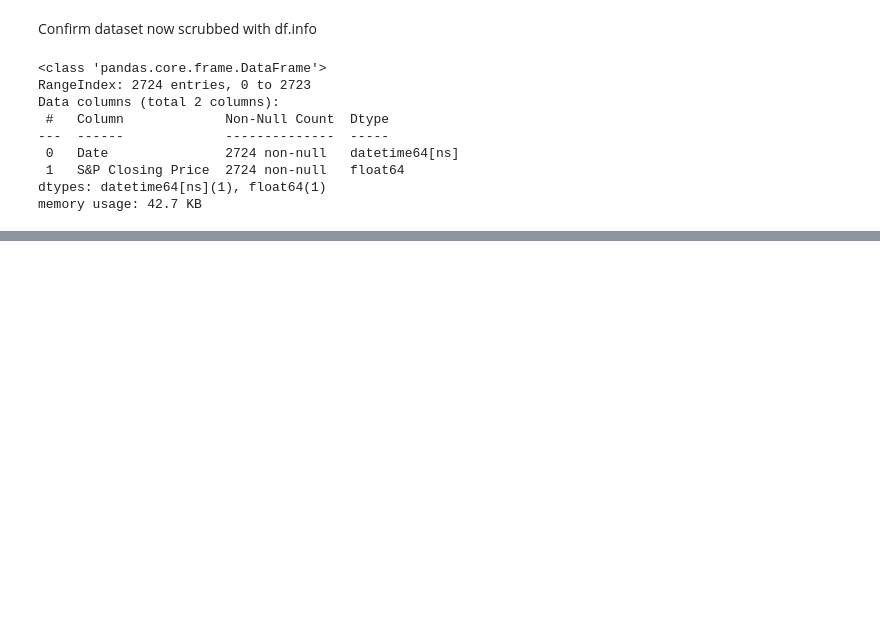
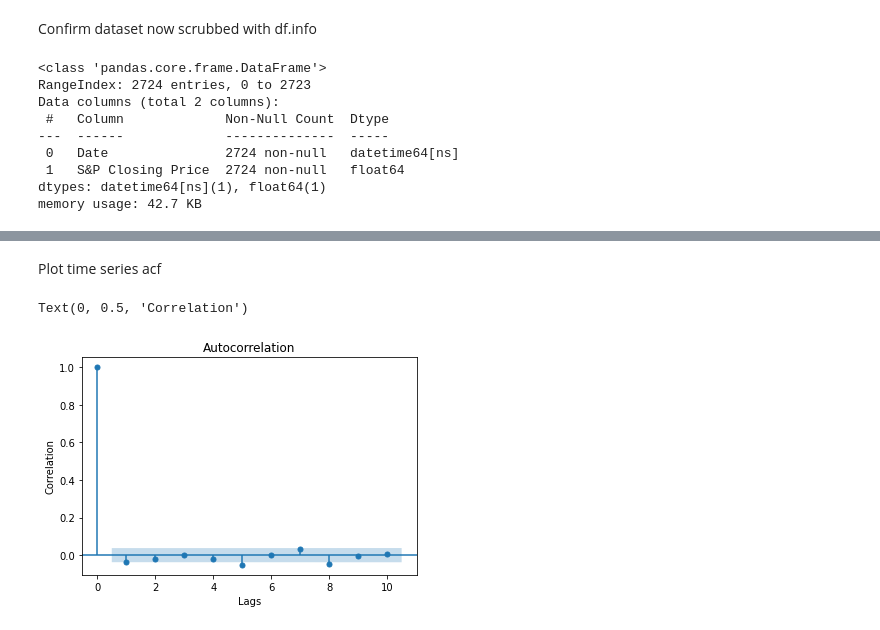
Before and after one commit to blantj/SP500_Time_Series, a Jupyter notebook: Modeling.ipynb, the cells around one changed output, grey strips where cells are left out. Cells and saved outputs as stored; diff of their text form; code cells hidden in the pictures; blank space fills up the shorter version.

```diff
--- a/Modeling.ipynb
+++ b/Modeling.ipynb
@@ -100,0 +181,10 @@ memory usage: 42.7 KB
+# %% [markdown]
+Plot time series acf
+# %%
+fig, ax = plt.subplots()
+plot_acf(df['Differenced Price'][1:], alpha=.05, lags = 10, ax=ax)
+ax.set_xlabel('Lags')
+ax.set_ylabel('Correlation')
+# %% [output]
+Text(0, 0.5, 'Correlation')
+[figure, added]
```
Also changed, not shown: parts of 16 cells of this notebook.
